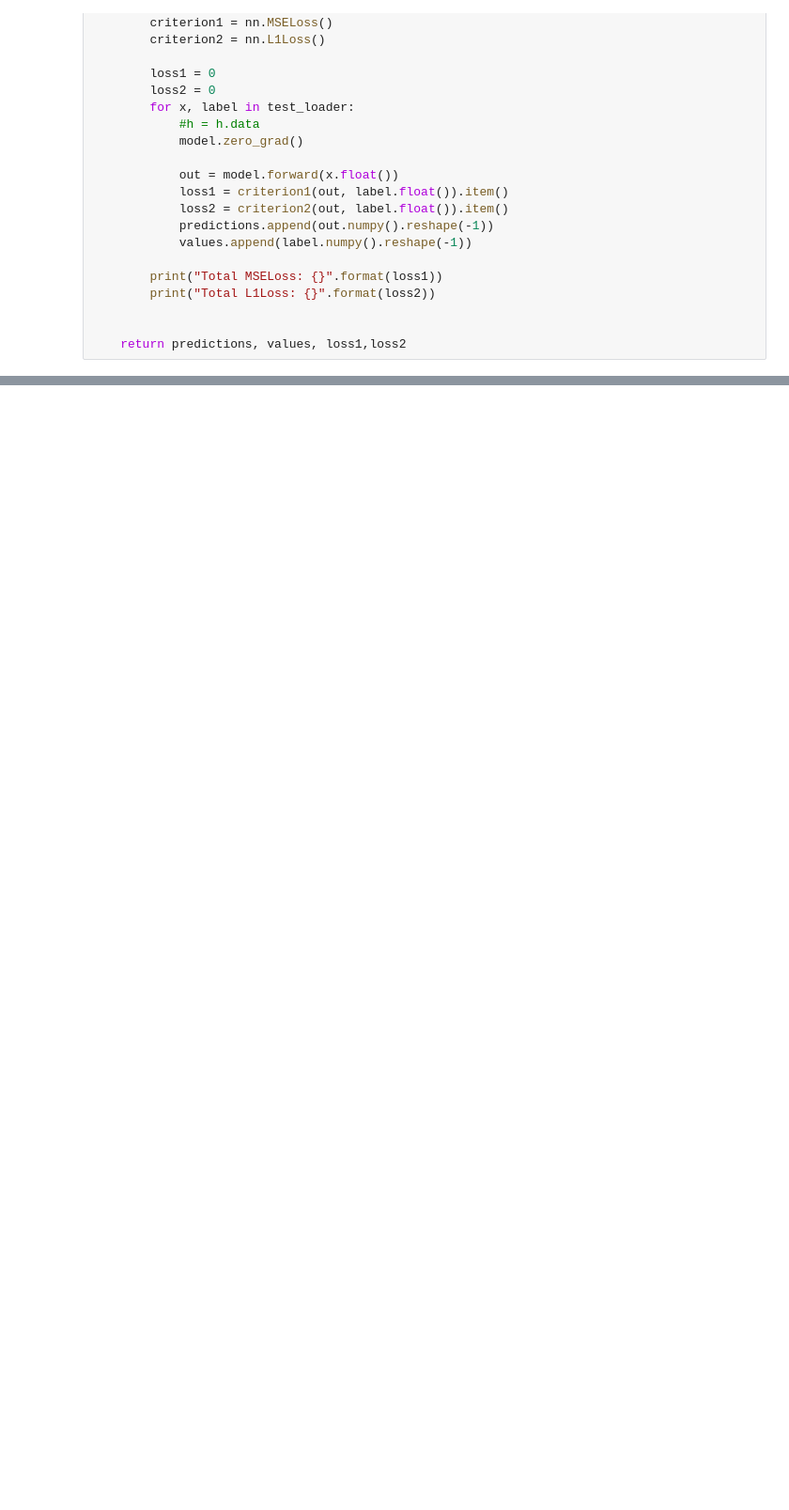
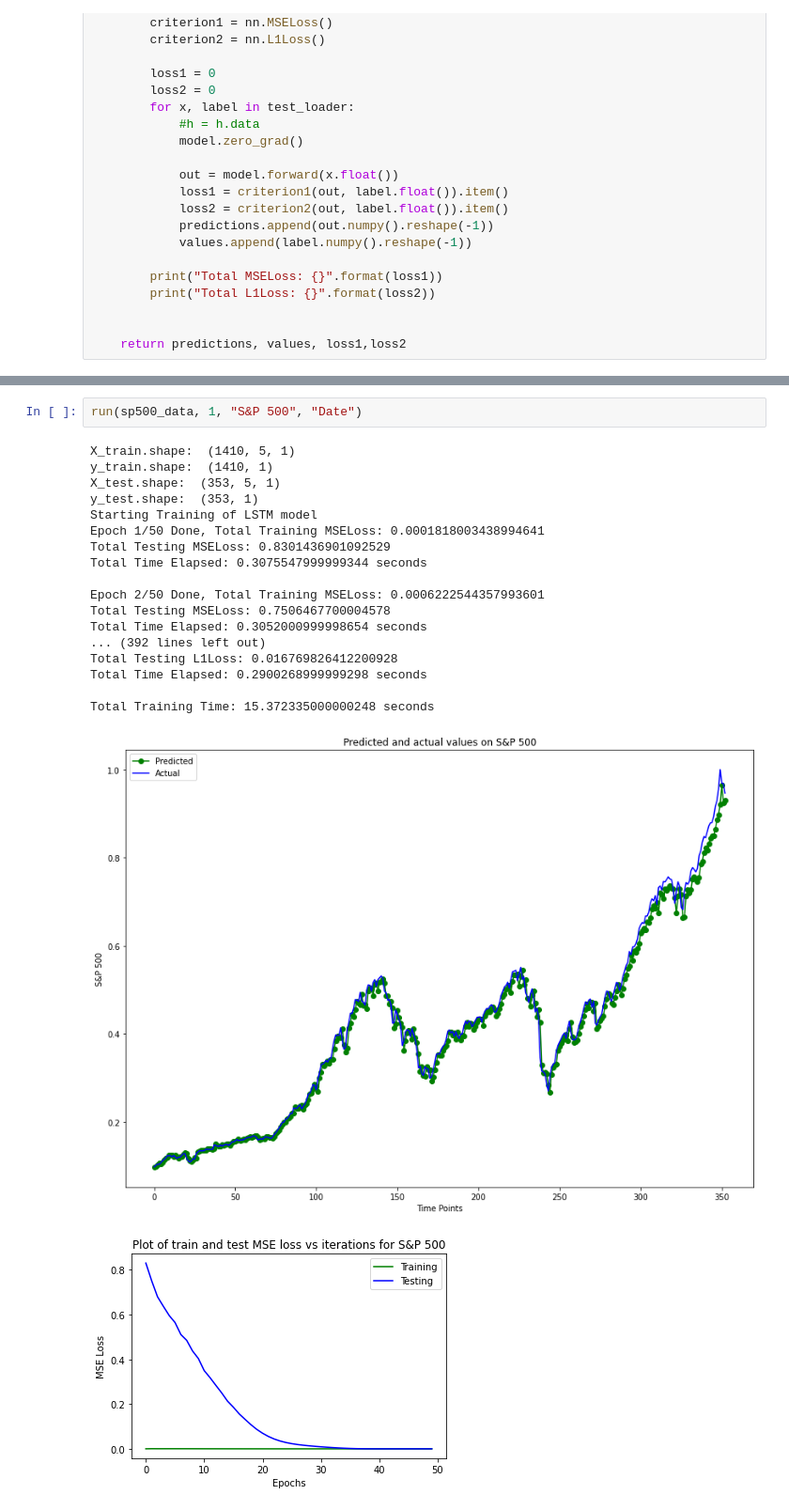
Before and after one commit to goodudetheboy/TimeSeriesWithNN, a Jupyter notebook: src/model/LSTM_wu.ipynb, the cells around one changed output, grey strips where cells are left out. Shown at 94% size. Drawn from its saved outputs; the diff is of its cells as text; blank space fills up the shorter version.

```diff
--- a/src/model/LSTM_wu.ipynb
+++ b/src/model/LSTM_wu.ipynb
@@ -309,0 +375,22 @@ plt.legend()
+# %%
+run(sp500_data, 1, "S&P 500", "Date")
+# %% [output]
+X_train.shape:  (1410, 5, 1)
+y_train.shape:  (1410, 1)
+X_test.shape:  (353, 5, 1)
+y_test.shape:  (353, 1)
+Starting Training of LSTM model
+Epoch 1/50 Done, Total Training MSELoss: 0.0001818003438994641
+Total Testing MSELoss: 0.8301436901092529
+Total Time Elapsed: 0.3075547999999344 seconds
+
+Epoch 2/50 Done, Total Training MSELoss: 0.0006222544357993601
+Total Testing MSELoss: 0.7506467700004578
+Total Time Elapsed: 0.3052000999998654 seconds
+... (392 lines left out)
+Total Testing L1Loss: 0.016769826412200928
+Total Time Elapsed: 0.2900268999999298 seconds
+
+Total Training Time: 15.372335000000248 seconds
+[figure, added]
+[figure, added]
```
Also changed, not shown: parts of 23 cells of this notebook.
